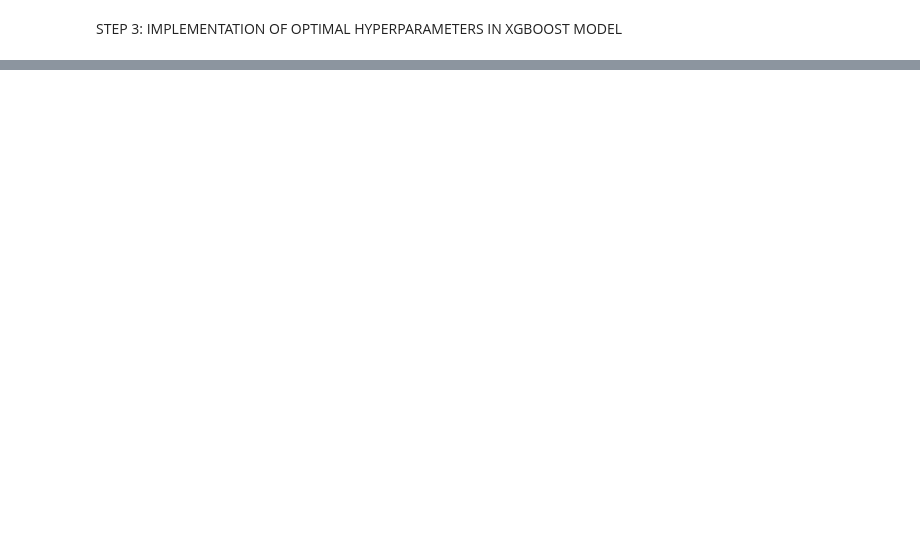
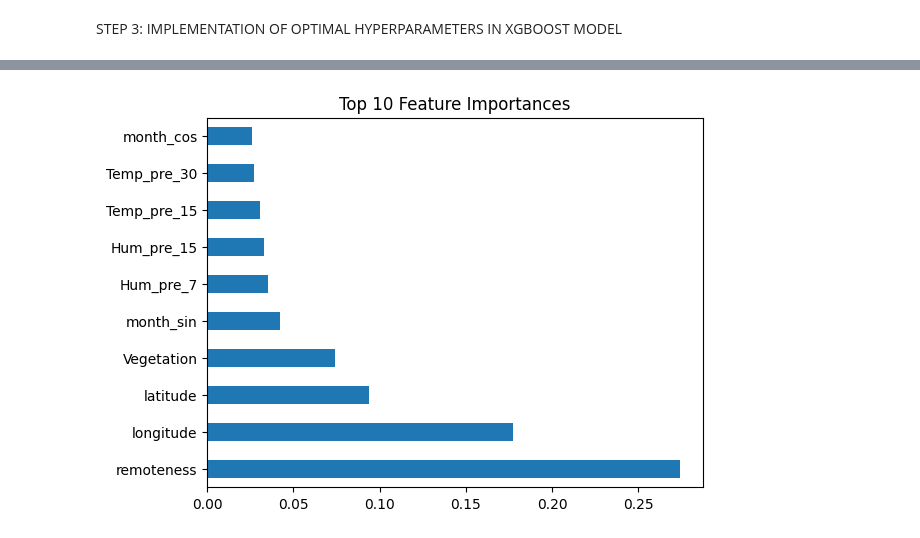
Before and after one commit to leonkriesmair/BigDataProject, a Jupyter notebook: notebooks/BoostingModelWvT.ipynb, the cells around one changed output, grey strips where cells are left out. Cells and saved outputs as stored; diff of their text form; code cells hidden in the pictures; blank space fills up the shorter version.

```diff
--- a/notebooks/BoostingModelWvT.ipynb
+++ b/notebooks/BoostingModelWvT.ipynb
@@ -322,19 +156,19 @@ from scipy.stats import randint, uniform
 # 🎯 Define param distributions (use randint or list)
 param_dist = {
     'n_estimators': randint(100, 300),        # Random between 100 and 300 amount of bootstrap samples
-    'max_depth': [15, 20, 25],
+    'max_depth': [7, 10, 15, 20],
     "learning_rate": [0.05, 0.1],
     "colsample_bytree": [0.5, 0.75],
-    'min_child_weight': randint(1, 10),
-    'gamma': uniform(0, 5)
-    'scale_pos_weight': [] # scaling the number of catastrophic fires to normal fires can be useful in ballancing predictions
+    'min_child_weight': [4, 5, 6], # after a lot of tries the opimal was 5, so now I use a different range (before randit(1, 10))
+    'gamma': uniform(4.5 , 1),
+    'scale_pos_weight': [1.6 , 1.8 , 2] # scaling the number of catastrophic fires to normal fires can be useful in ballancing predictions, I will use 1 (neutral), 1.8 (appr. the ratio) and 2
 }
 
 # Randomized Search setup
 random_search = RandomizedSearchCV(
-    estimator=xgb_model,
+    estimator=xgb_model2,
     param_distributions=param_dist,
-    n_iter=20,                 # Try 10 random combinations (you can increase later)
+    n_iter=50,                 # fitting 200 models and then fine tuning with grid
     cv=5,
     n_jobs=-1,
     verbose=2,
@@ -437,2 +283,25 @@ KeyboardInterrupt:
 # %% [markdown]
 STEP 3: IMPLEMENTATION OF OPTIMAL HYPERPARAMETERS IN XGBOOST MODEL
+# %%
+xgb_model_final = xgb.XGBClassifier(
+    n_estimators=200, # also letting n_estimators fixed
+    learning_rate=0.05,
+    max_depth=7,
+    min_child_weight=4, # This and colsample are fixed bc for grid seach other variables are more imporant
+    gamma=5.3826,
+    random_state=42,
+    colsample_bytree=0.5,
+    scale_pos_weight=2, # This is set to 1.8, due to number of catastrophic to non-catastrophic fires
+    enable_categorical=True,  # ✅ Add this!
+    tree_method="hist"        # ✅ Required for categorical support
+)
+
+xgb_model_final.fit(X_train, y_train)
+
+y_pred_final = xgb_model_final.predict(X_test)
+accuracy_final = accuracy_score(y_test, y_pred_final)
+conf_matrix_final = confusion_matrix(y_test, y_pred_final)  # Ensure parentheses are used correctly
+class_report_final = classification_report(y_test, y_pred_final)  # Renamed variable
+print("Accuracy:", accuracy_final)
+print("Confusion Matrix:\n", conf_matrix_final)
+print("Classification Report:", class_report_final)
@@ -438,0 +336,8 @@ STEP 3: IMPLEMENTATION OF OPTIMAL HYPERPARAMETERS IN XGBOOST MODEL
+# %%
+# 🔍 Feature Importance
+feature_importances_final = pd.Series(xgb_model2.feature_importances_, index=X_train.columns)
+feature_importances_final.nlargest(10).plot(kind='barh')
+plt.title("Top 10 Feature Importances")
+plt.show()
+# %% [output]
+[figure, added]
```
Also changed, not shown: parts of 37 cells of this notebook.
